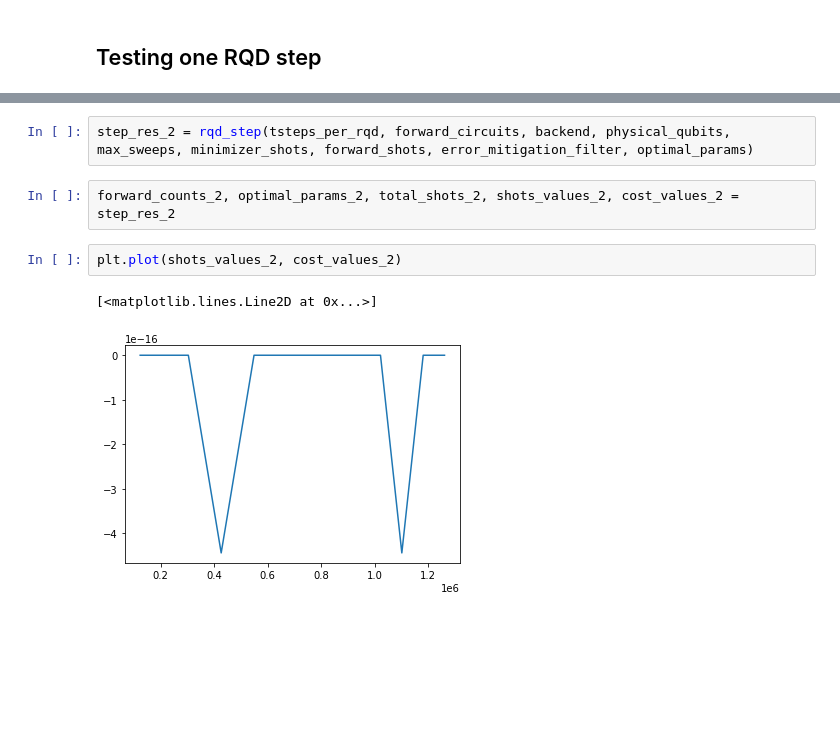
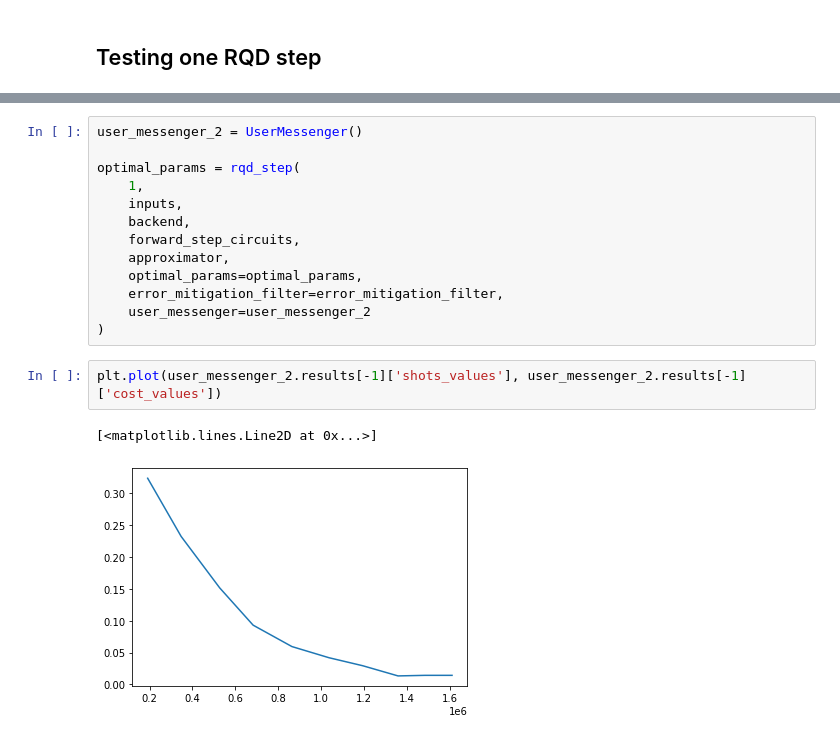
Before and after one commit to yiiyama/qc_random, a Jupyter notebook: four_qubit_schwinger/runtime/test_runtime.ipynb, the cells around one changed output, grey strips where cells are left out. Cells and saved outputs as stored; diff of their text form; blank space fills up the shorter version.

```diff
--- a/four_qubit_schwinger/runtime/test_runtime.ipynb
+++ b/four_qubit_schwinger/runtime/test_runtime.ipynb
@@ -94,14 +135,23 @@ plot_counts_with_curve(forward_counts, num_sites, aJ, am, omegadt, tsteps_per_rq
 # %% [output]
 [figure]
 # %%
-step_res_2 = rqd_step(tsteps_per_rqd, forward_circuits, backend, physical_qubits, max_sweeps, minimizer_shots, forward_shots, error_mitigation_filter, optimal_params)
+user_messenger_2 = UserMessenger()
+
+optimal_params = rqd_step(
+    1,
+    inputs,
+    backend,
+    forward_step_circuits,
+    approximator,
+    optimal_params=optimal_params,
+    error_mitigation_filter=error_mitigation_filter,
+    user_messenger=user_messenger_2
+)
-# %%
-forward_counts_2, optimal_params_2, total_shots_2, shots_values_2, cost_values_2 = step_res_2
-# %%
-plt.plot(shots_values_2, cost_values_2)
-# %% [output]
-[<matplotlib.lines.Line2D at 0x...>]
-[figure, removed]
+# %%
+plt.plot(user_messenger_2.results[-1]['shots_values'], user_messenger_2.results[-1]['cost_values'])
+# %% [output]
+[<matplotlib.lines.Line2D at 0x...>]
+[figure, added]
 # %%
 from hamiltonian import schwinger_model, diagonalized_evolution
 
```
Also changed, not shown: parts of 21 cells of this notebook, 4 other files.
